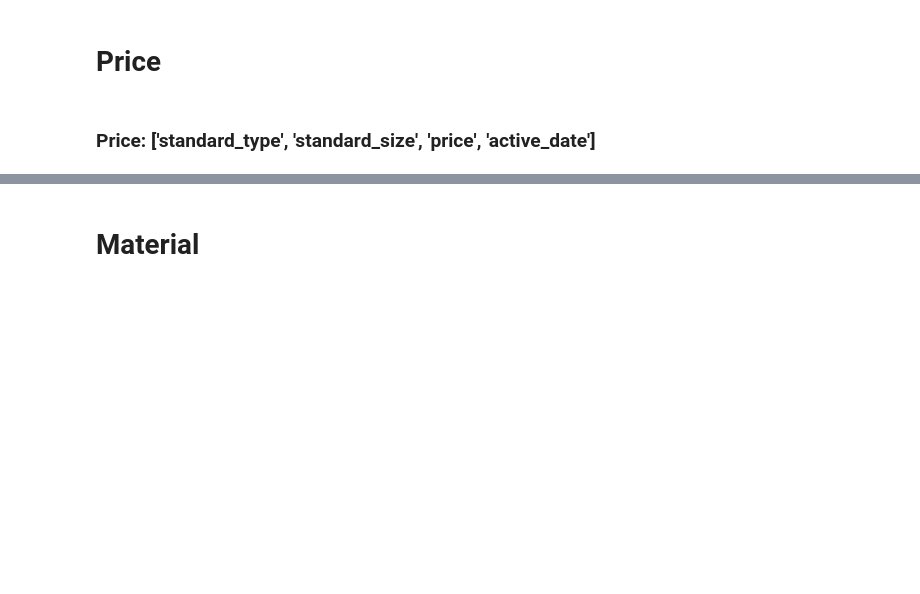
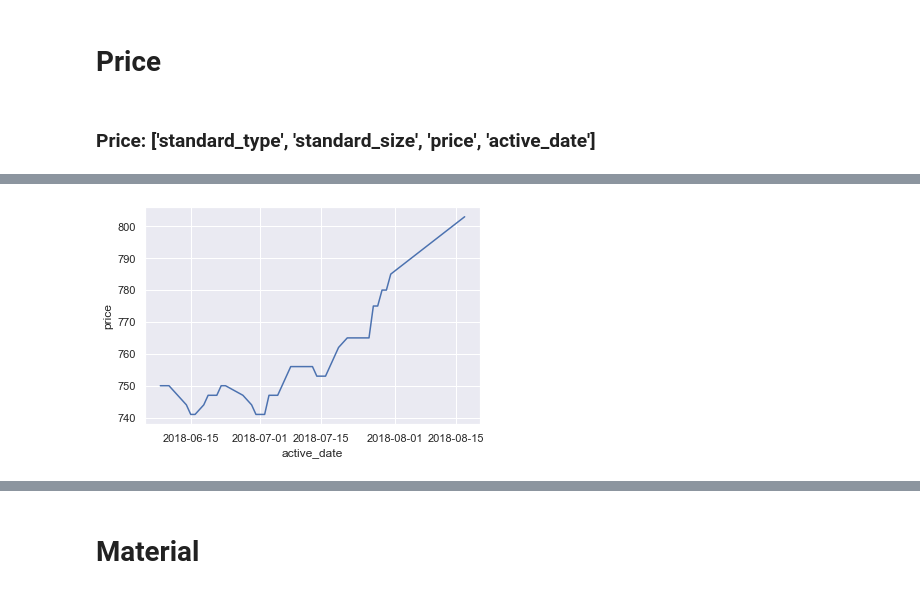
Before and after one commit to tvlongams/VizProjects, a Jupyter notebook: prediction.ipynb, the cells around one changed output, grey strips where cells are left out. Cells and saved outputs as stored; diff of their text form; code cells hidden in the pictures; blank space fills up the shorter version.

```diff
--- a/prediction.ipynb
+++ b/prediction.ipynb
@@ -117,0 +141,5 @@ g = g.map(sns.lineplot, "active_date", "price", marker=".")
+# %%
+start_date =dfp_material_hg['active_date'].min()
+end_date = dfp_material_hg['active_date'].max()
+dfp_material_hg= dfp_material_hg[(dfp_material_hg['active_date'] >= start_date)
+                                       & (dfp_material_hg['active_date'] < end_date)]
@@ -117,0 +151,10 @@ g = g.map(sns.lineplot, "active_date", "price", marker=".")
+# %%
+list_type=list(dfp_material_hg['standard_type'].unique())
+list_size=list(dfp_material_hg['standard_size'].unique())
+# %%
+dfp_material_hg_type_size=dfp_material_hg[(dfp_material_hg['standard_type']==list_type[0])
+                                          &(dfp_material_hg['standard_size']==list_size[0])]
+# %%
+ax = sns.lineplot(x="active_date", y="price", markers=True,data=dfp_material_hg_type_size)
+# %% [output]
+[figure, added]
```
Also changed, not shown: parts of 44 cells of this notebook.
